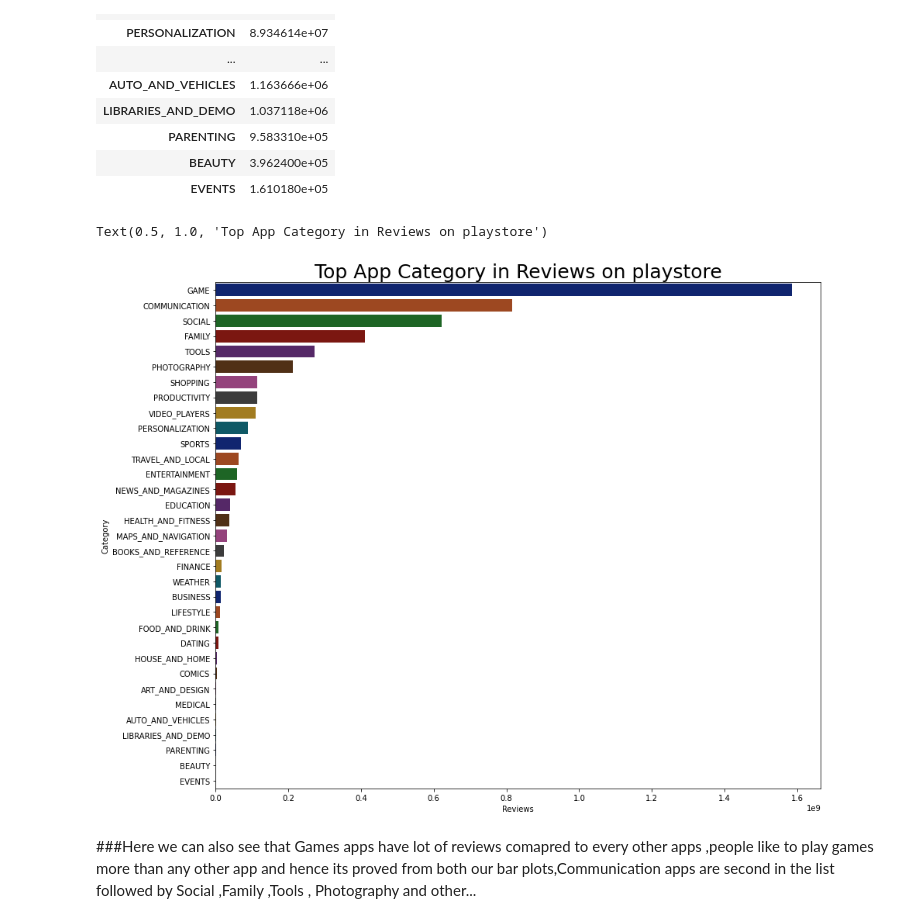
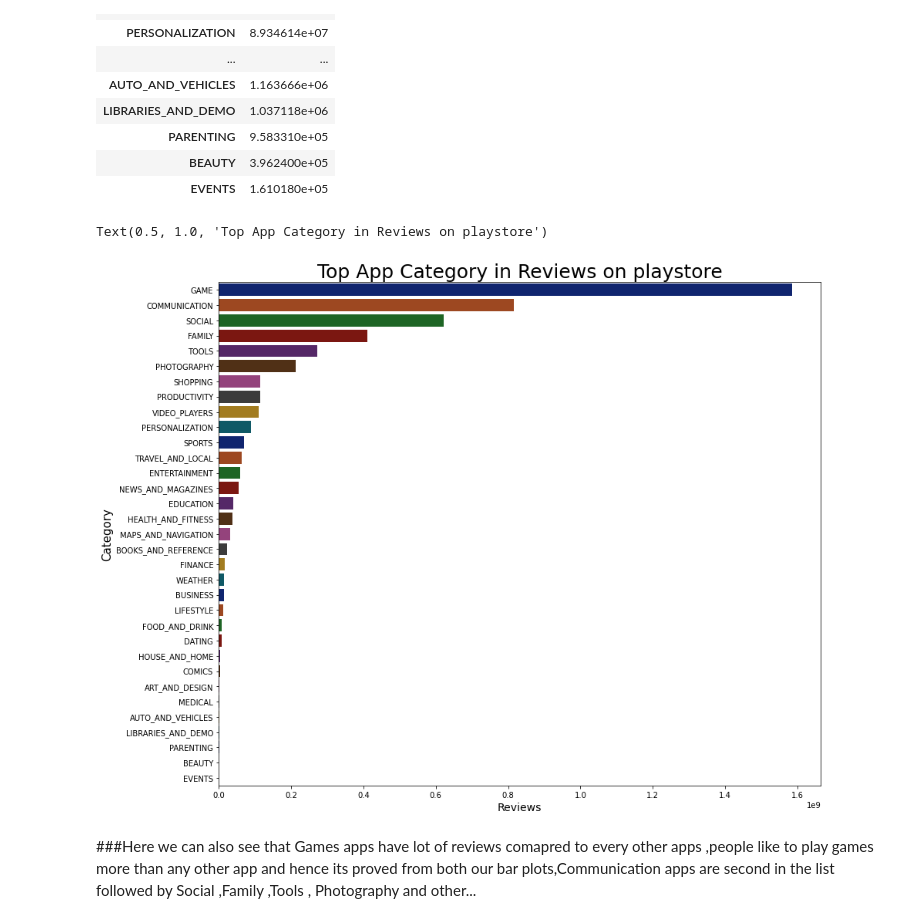
Before and after one commit to MANISH-KUMAR-CODES/Playstore-analysis-capstone-project-1, a Jupyter notebook: Play_Store_App_Review_Analysis_Capstone_Project.ipynb, the cells around one changed output. Cells and saved outputs as stored; diff of their text form; code cells hidden in the pictures.

```diff
--- a/Play_Store_App_Review_Analysis_Capstone_Project.ipynb
+++ b/Play_Store_App_Review_Analysis_Capstone_Project.ipynb
@@ -638,13 +641,13 @@ relation_df
 | EVENTS | 1.610180e+05 |
 # %%
 plt.figure(figsize=(14,12))
-plt.xlabel("Reviews")
-plt.ylabel("Category")
+plt.xlabel("Reviews",size = 14)
+plt.ylabel("Category",size = 15)
 sns.barplot(y=relation_df.index ,x= 'Reviews' ,data = relation_df , palette= 'dark')
 plt.title('Top App Category in Reviews on playstore',size=25)
 # %% [output]
 Text(0.5, 1.0, 'Top App Category in Reviews on playstore')
-[figure, old version]
+[figure, new version]
 # %% [markdown]
 ###Here we can also see that Games apps have lot of reviews comapred to every other apps ,people like to play games more than any other app and hence its proved from both our bar plots,Communication apps are second in the list followed by Social ,Family ,Tools , Photography and other...
 # %% [markdown]
```
Also changed, not shown: parts of 15 cells of this notebook.
